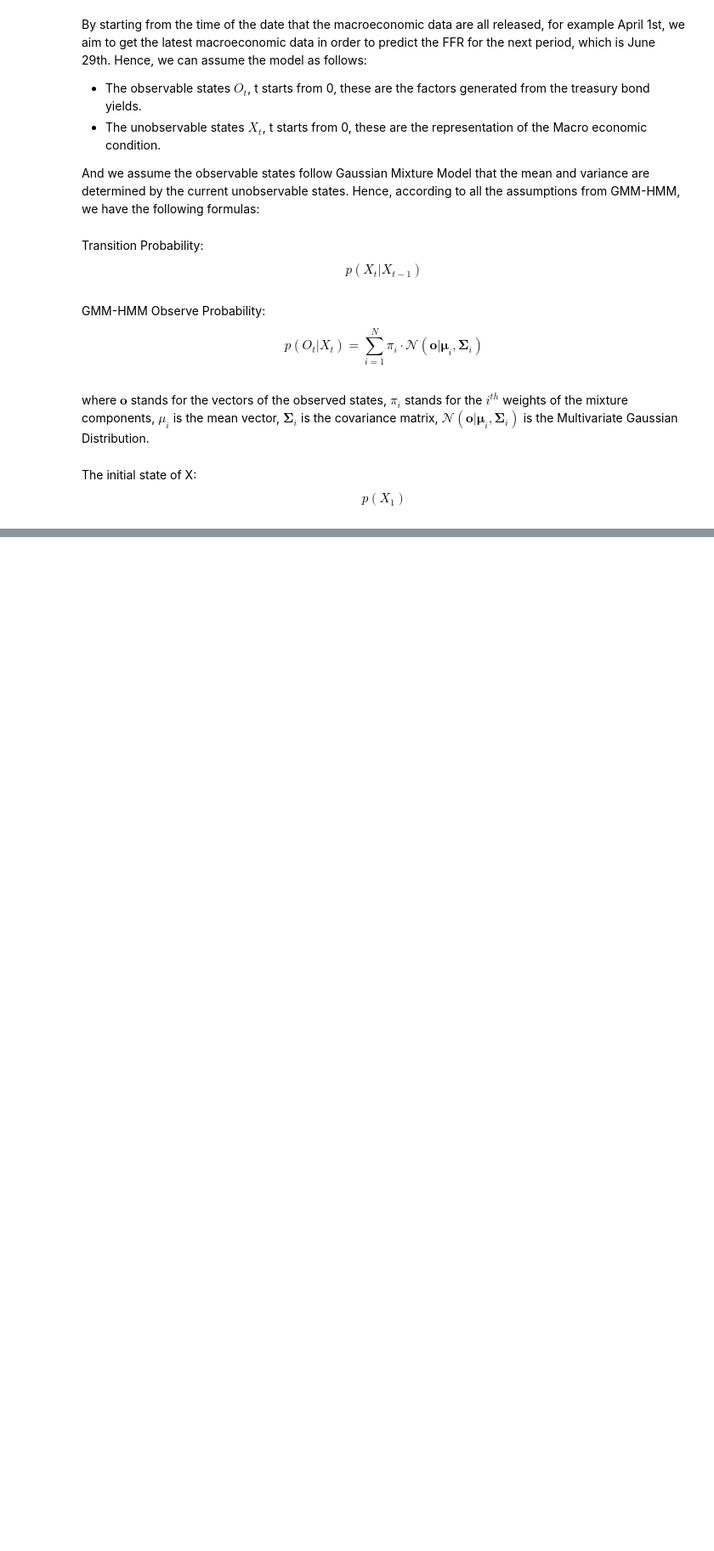
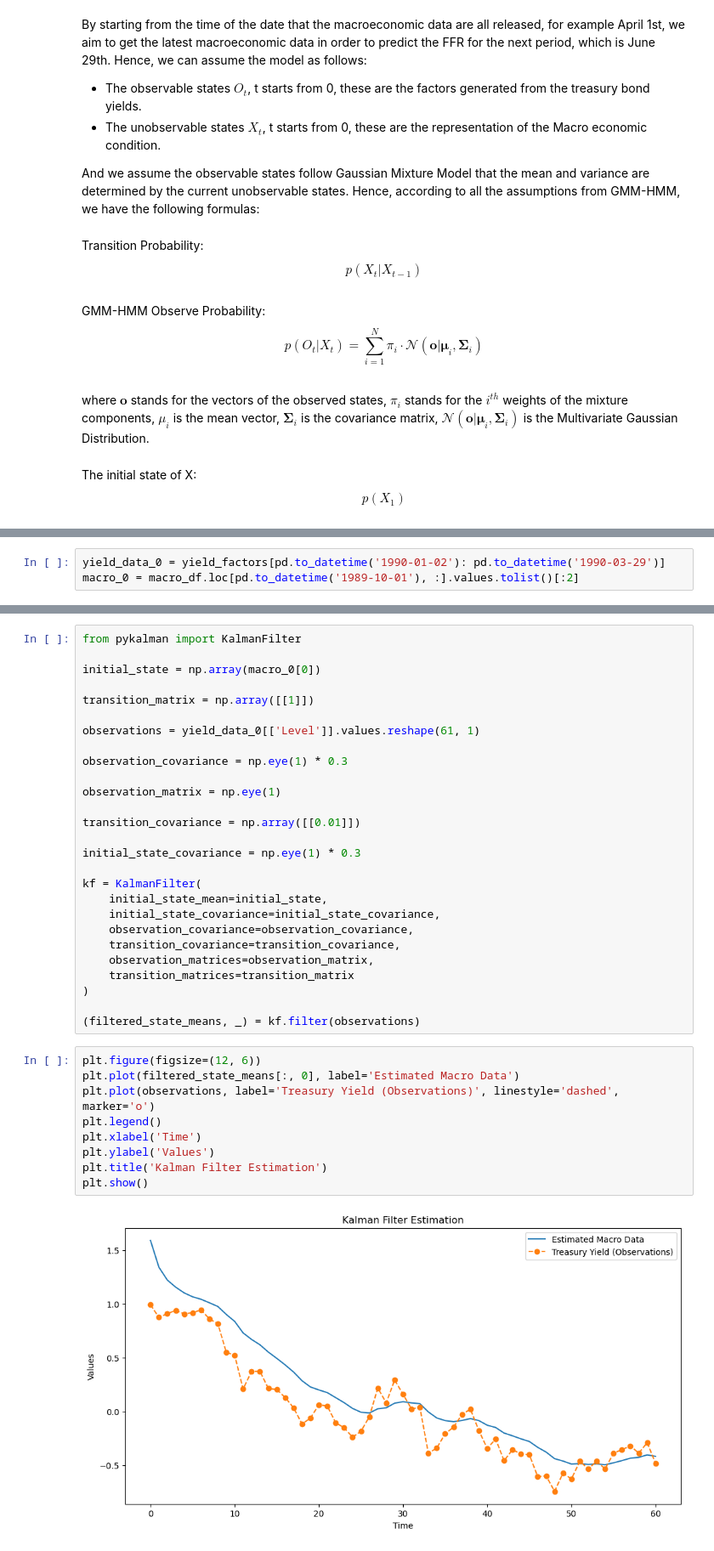
Before and after one commit to FanZixian/ECON_4200_GP, a Jupyter notebook: GMM-HMM Formulation.ipynb, the cells around one changed output, grey strips where cells are left out. Shown at 85% size. Saved outputs shown, nothing was run; the diff lists cells and outputs as text; blank space fills up the shorter version.

```diff
--- a/GMM-HMM Formulation.ipynb
+++ b/GMM-HMM Formulation.ipynb
@@ -20,0 +50,3 @@ The initial state of X: $$p(X_1)$$
+# %%
+yield_data_0 = yield_factors[pd.to_datetime('1990-01-02'): pd.to_datetime('1990-03-29')]
+macro_0 = macro_df.loc[pd.to_datetime('1989-10-01'), :].values.tolist()[:2]
@@ -20,0 +74,38 @@ The initial state of X: $$p(X_1)$$
+# %%
+from pykalman import KalmanFilter
+
+initial_state = np.array(macro_0[0])
+
+transition_matrix = np.array([[1]])
+
+observations = yield_data_0[['Level']].values.reshape(61, 1)
+
+observation_covariance = np.eye(1) * 0.3
+
+observation_matrix = np.eye(1)
+
+transition_covariance = np.array([[0.01]])
+
+initial_state_covariance = np.eye(1) * 0.3
+
+kf = KalmanFilter(
+    initial_state_mean=initial_state,
+    initial_state_covariance=initial_state_covariance,
+    observation_covariance=observation_covariance,
+    transition_covariance=transition_covariance,
+    observation_matrices=observation_matrix,
+    transition_matrices=transition_matrix
+)
+
+(filtered_state_means, _) = kf.filter(observations)
+# %%
+plt.figure(figsize=(12, 6))
+plt.plot(filtered_state_means[:, 0], label='Estimated Macro Data')
+plt.plot(observations, label='Treasury Yield (Observations)', linestyle='dashed', marker='o')
+plt.legend()
+plt.xlabel('Time')
+plt.ylabel('Values')
+plt.title('Kalman Filter Estimation')
+plt.show()
+# %% [output]
+[figure, added]
```
Also changed, not shown: parts of 9 cells of this notebook, 3 other files.
